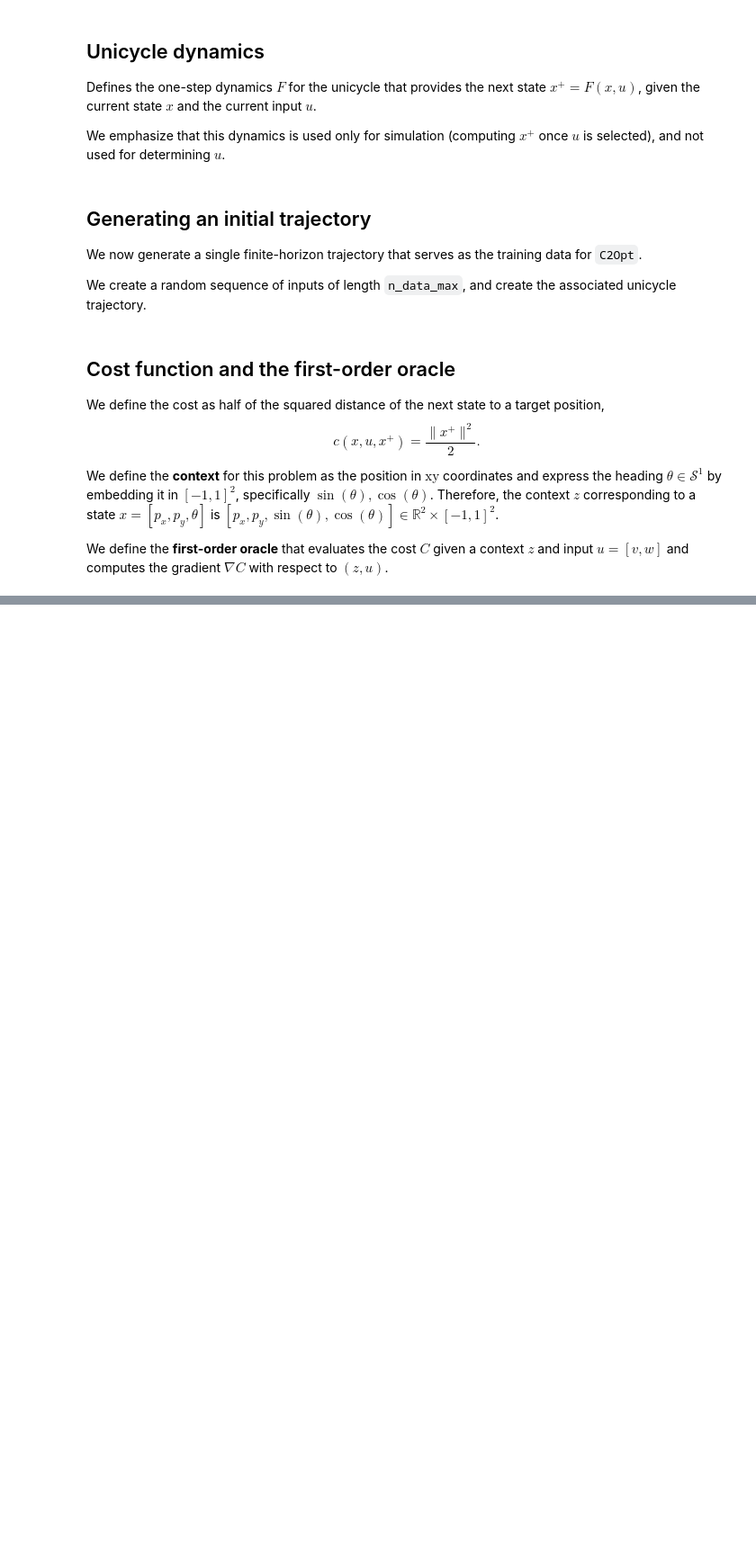
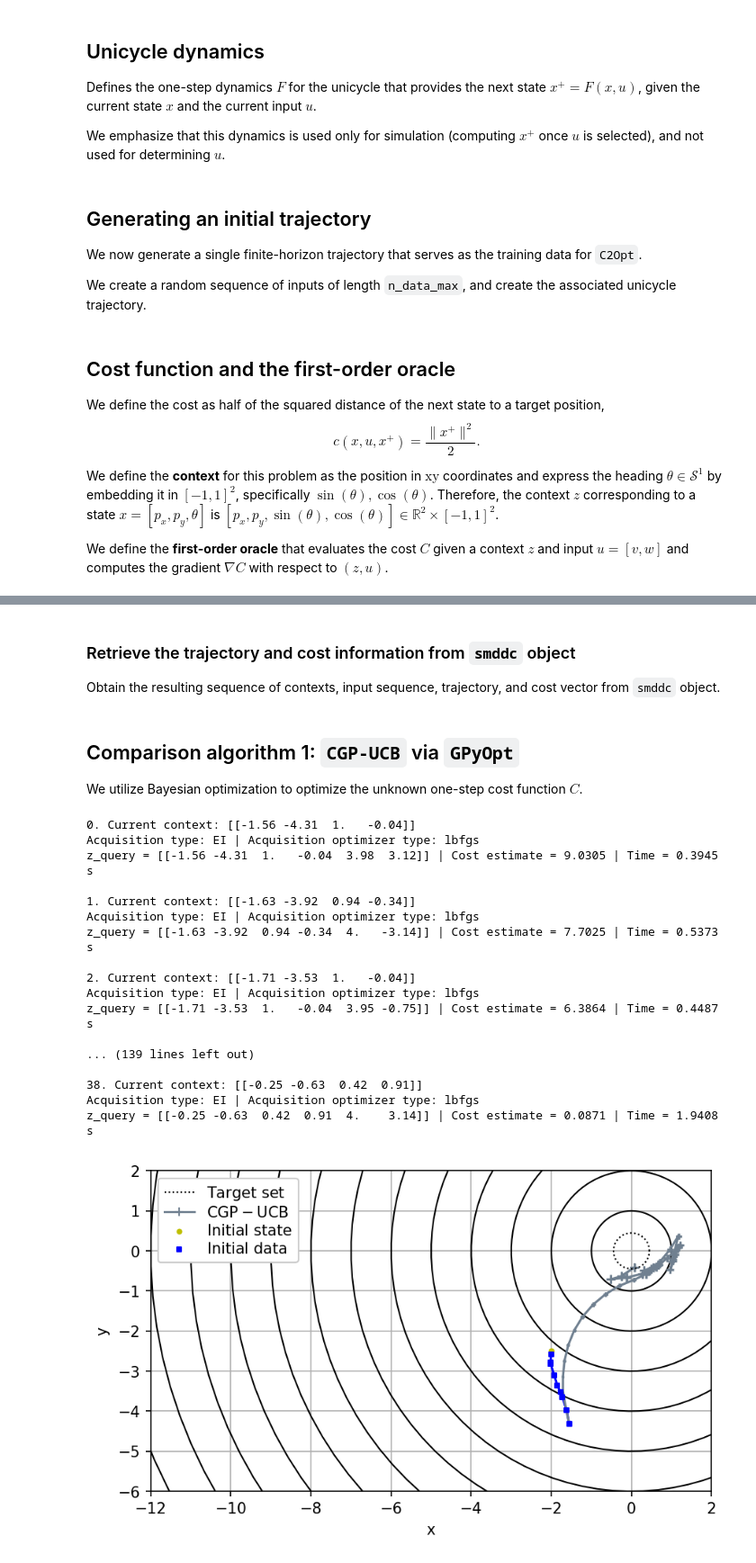
Before and after one commit to abyvinod/ACC2020_C2Opt, a Jupyter notebook: C2Opt.ipynb, the cells around one changed output, grey strips where cells are left out. Shown at 90% size. Drawn from its saved outputs; the diff is of its cells as text; code cells hidden in the pictures; blank space fills up the shorter version.

```diff
--- a/C2Opt.ipynb
+++ b/C2Opt.ipynb
@@ -386,0 +344,4 @@ z_query = [[ 0.5   0.14  0.3   0.95 -3.41 -0.98]] | Optimistic cost = -0.5188 |
+# %% [markdown]
+### Retrieve the trajectory and cost information from `smddc` object
+
+Obtain the resulting sequence of contexts, input sequence, trajectory, and cost vector from `smddc` object.
@@ -386,0 +360,65 @@ z_query = [[ 0.5   0.14  0.3   0.95 -3.41 -0.98]] | Optimistic cost = -0.5188 |
+# %% [markdown]
+## Comparison algorithm 1: `CGP-UCB` via `GPyOpt`
+
+We utilize Bayesian optimization to optimize the unknown one-step cost function $C$.
+# %%
+from MyopicDataDrivenControlContextGP import MyopicDataDrivenControlContextGP
+
+acquistion_type = 'EI'
+
+# Training data packaged for CGP-UCB
+training_data = {'trajectory': rand_init_traj_vec,
+                 'input_seq': rand_init_input_vec,
+                 'cost_val': rand_init_cost_val_vec}
+
+def bo_objective(context_u):
+    cost_vec = []
+    for z_u in context_u:
+        x, y, sh, ch, v, w = z_u[:]
+        current_state = np.array([[x, y, np.arctan2(sh, ch)]])
+        current_input = np.array([[v, w]])
+        cost_vec.append(compute_cost(one_step_dyn(current_state, current_input)))
+    return np.array(cost_vec)
+
+
+# Provide `gpyopt` all the information available about the problem for CGP-UCB
+gpddc = MyopicDataDrivenControlContextGP(training_data,
+                                         state_to_context,
+                                         context_u_lb,
+                                         context_u_ub,
+                                         bo_objective,
+                                         one_step_dyn=one_step_dyn,
+                                         exit_condition=exit_condition,
+                                         solver_style=acquistion_type)
+
+ax = draw_initial_plot(xlim_tup, ylim_tup, target_position, cost_thresh,
+                       initial_state, rand_init_traj_vec)
+
+# Compute the solution for max_oracle_calls (time steps) or till exit_condition is true, whichever is earliest
+# Set verbose to true if the evolution of the cost and context is desired
+# Set draw_plots_at_the_end to False if the trajectory evolution is desired
+res_gpddc = gpddc.solve(max_oracle_calls, ax=ax, draw_plots_at_the_end=True, verbose=True)
+
+# Update the legend
+ax.legend(loc='upper left', ncol=1, prop={'size': 1 * fig_fontsize}, labelspacing=0.25, framealpha=1)
+plt.tight_layout()
+plt.show()
+# %% [output]
+0. Current context: [[-1.56 -4.31  1.   -0.04]]
+Acquisition type: EI | Acquisition optimizer type: lbfgs
+z_query = [[-1.56 -4.31  1.   -0.04  3.98  3.12]] | Cost estimate = 9.0305 | Time = 0.3945 s
+
+1. Current context: [[-1.63 -3.92  0.94 -0.34]]
+Acquisition type: EI | Acquisition optimizer type: lbfgs
+z_query = [[-1.63 -3.92  0.94 -0.34  4.   -3.14]] | Cost estimate = 7.7025 | Time = 0.5373 s
+
+2. Current context: [[-1.71 -3.53  1.   -0.04]]
+Acquisition type: EI | Acquisition optimizer type: lbfgs
+z_query = [[-1.71 -3.53  1.   -0.04  3.95 -0.75]] | Cost estimate = 6.3864 | Time = 0.4487 s
+
+... (139 lines left out)
+
+38. Current context: [[-0.25 -0.63  0.42  0.91]]
+Acquisition type: EI | Acquisition optimizer type: lbfgs
+z_query = [[-0.25 -0.63  0.42  0.91  4.    3.14]] | Cost estimate = 0.0871 | Time = 1.9408 s
+[figure, added]
```
Also changed, not shown: parts of 21 cells of this notebook, 6 other files.
